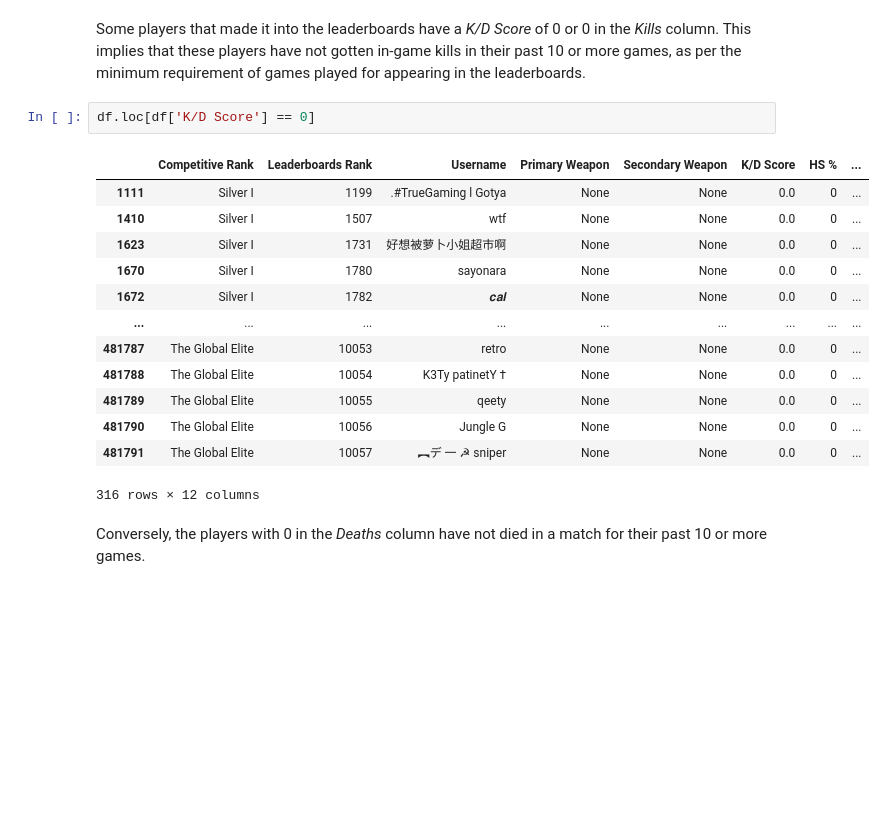
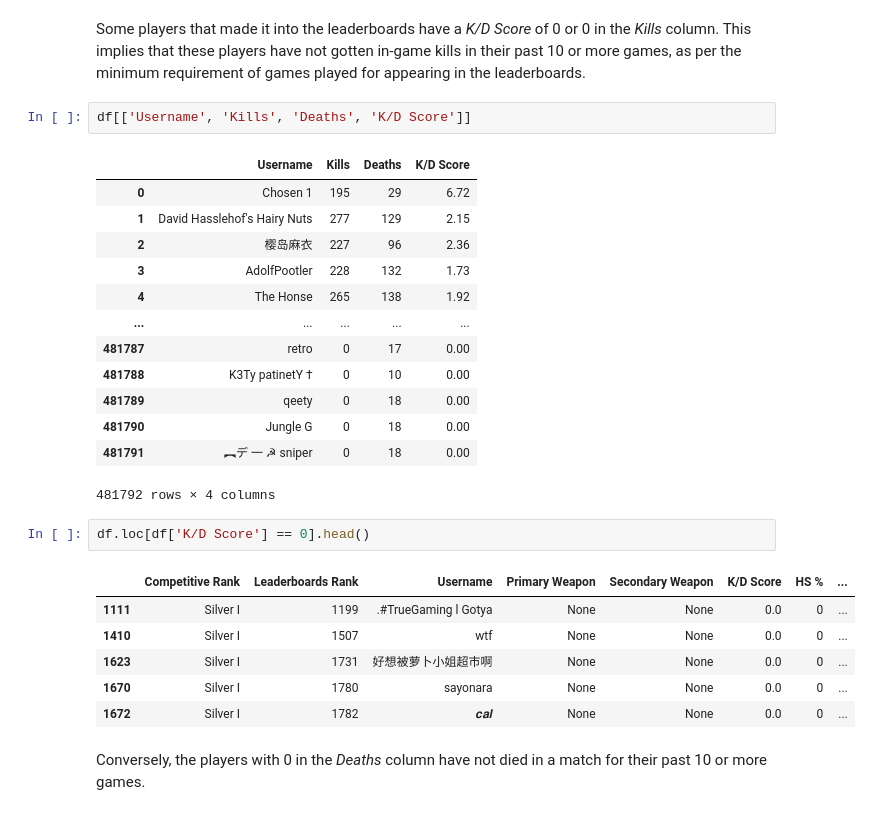
Before and after one commit to cc-visionary/datapre-csgostats, a Jupyter notebook: Scraping CSGOStats.gg.ipynb, the cells around one changed output. Drawn from its saved outputs; the diff is of its cells as text; blank space fills up the shorter version.

```diff
--- a/Scraping CSGOStats.gg.ipynb
+++ b/Scraping CSGOStats.gg.ipynb
@@ -520,22 +520,31 @@ This occurance was observed, and has worsened, after initially scraping the webs
 Next, we explore the *K/D Score*, *Kills*, and *Deaths*. *Kills* pertain to enemy takedowns in-game and *Deaths* amounts to the number of times a player dies in a match. The *K/D Score* is computed by dividing the amount of kills per death (Kills / Deaths).
 # %% [markdown]
 Some players that made it into the leaderboards have a *K/D Score* of 0 or 0 in the *Kills* column. This implies that these players have not gotten in-game kills in their past 10 or more games, as per the minimum requirement of games played for appearing in the leaderboards.
+# %%
+df[['Username', 'Kills', 'Deaths', 'K/D Score']]
+# %% [output]
+|  | Username | Kills | Deaths | K/D Score |
+| 0 | Chosen 1 | 195 | 29 | 6.72 |
+| 1 | David Hasslehof's Hairy Nuts | 277 | 129 | 2.15 |
+| 2 | 樱岛麻衣 | 227 | 96 | 2.36 |
+| 3 | AdolfPootler | 228 | 132 | 1.73 |
+| 4 | The Honse | 265 | 138 | 1.92 |
+| ... | ... | ... | ... | ... |
+| 481787 | retro | 0 | 17 | 0.00 |
+| 481788 | K3Ty patinetY † | 0 | 10 | 0.00 |
+| 481789 | qeety | 0 | 18 | 0.00 |
+| 481790 | Jungle G | 0 | 18 | 0.00 |
+| 481791 | ︻デ 一 ☭ sniper | 0 | 18 | 0.00 |
+481792 rows × 4 columns
 # %%
-df.loc[df['K/D Score'] == 0]
+df.loc[df['K/D Score'] == 0].head()
 # %% [output]
 |  | Competitive Rank | Leaderboards Rank | Username | Primary Weapon | Secondary Weapon | K/D Score | HS % | ... |
 | 1111 | Silver I | 1199 | .#TrueGaming l Gotya | None | None | 0.0 | 0 | ... |
 | 1410 | Silver I | 1507 | wtf | None | None | 0.0 | 0 | ... |
 | 1623 | Silver I | 1731 | 好想被萝卜小姐超市啊 | None | None | 0.0 | 0 | ... |
 | 1670 | Silver I | 1780 | sayonara | None | None | 0.0 | 0 | ... |
 | 1672 | Silver I | 1782 | 𝒄𝒂𝒍 | None | None | 0.0 | 0 | ... |
-| ... | ... | ... | ... | ... | ... | ... | ... | ... |
-| 481787 | The Global Elite | 10053 | retro | None | None | 0.0 | 0 | ... |
-| 481788 | The Global Elite | 10054 | K3Ty patinetY † | None | None | 0.0 | 0 | ... |
-| 481789 | The Global Elite | 10055 | qeety | None | None | 0.0 | 0 | ... |
-| 481790 | The Global Elite | 10056 | Jungle G | None | None | 0.0 | 0 | ... |
-| 481791 | The Global Elite | 10057 | ︻デ 一 ☭ sniper | None | None | 0.0 | 0 | ... |
-316 rows × 12 columns
 # %% [markdown]
 Conversely, the players with 0 in the *Deaths* column have not died in a match for their past 10 or more games.
 # %%
```
Also changed, not shown: parts of 9 cells of this notebook.
